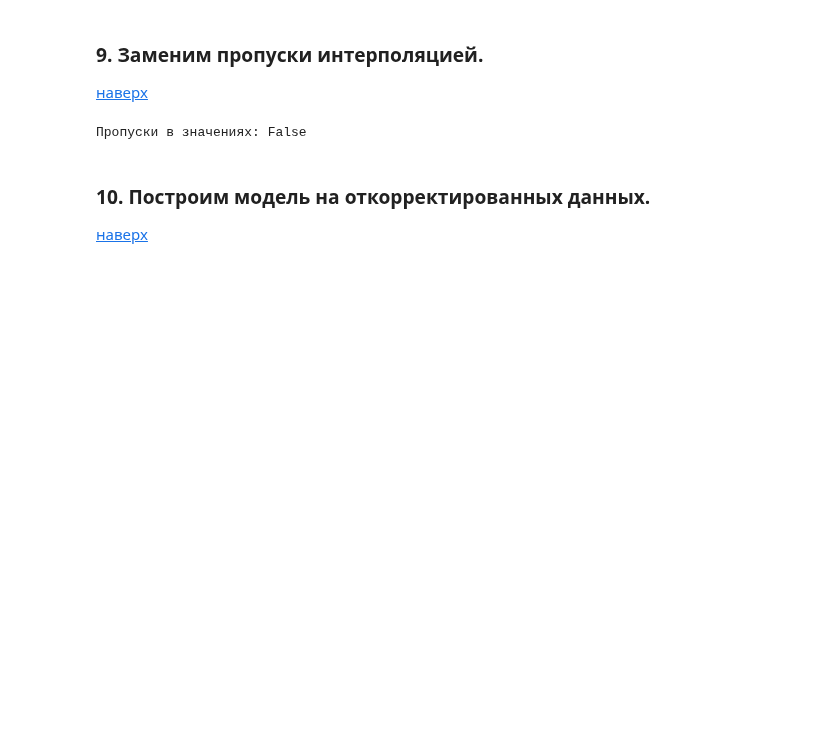
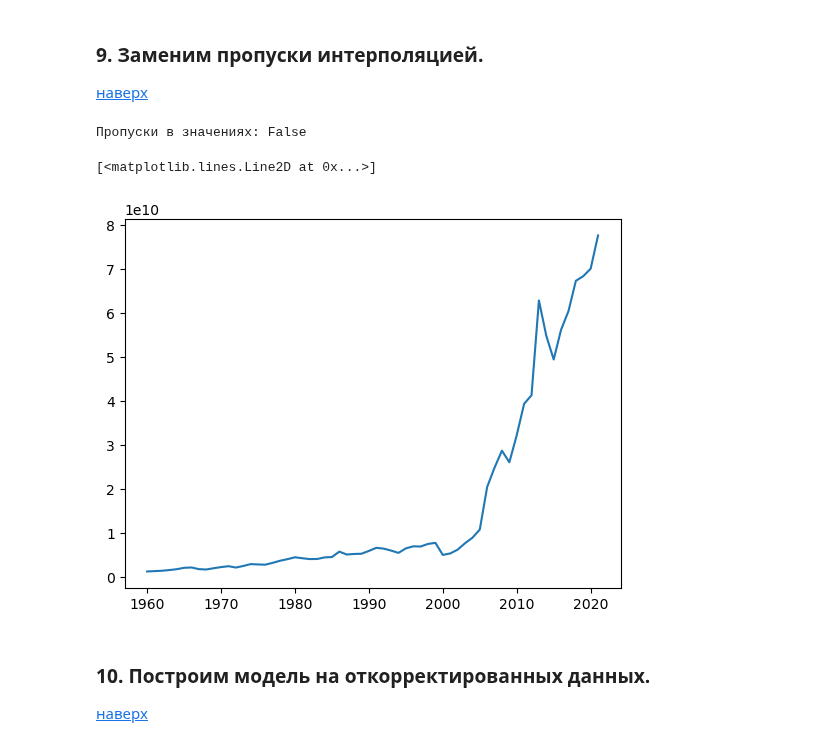
Before and after one commit to hoittoken/Python, a Jupyter notebook: Py/Math&ML/math&ml-13 timeline-2/project-ghana.ipynb, the cells around one changed output. Drawn from its saved outputs; the diff is of its cells as text; code cells hidden in the pictures; blank space fills up the shorter version.

```diff
--- a/Py/Math&ML/math&ml-13 timeline-2/project-ghana.ipynb
+++ b/Py/Math&ML/math&ml-13 timeline-2/project-ghana.ipynb
@@ -527,6 +528,9 @@ year
 
 [наверх](#0)
 # %%
+df = pd.read_csv("ghana_gdp.zip", parse_dates=["year"], index_col=["year"])
+df = df.rename(columns={'GDP (current US$)':'gdp'})
 df['gdp'] = df['gdp'].apply(lambda x: np.nan if x==0 else x)
-df.isna().sum()
+df = df.interpolate(method='linear')
+print(f'Пропуски в значениях: {df.gdp.isna().any()}')
 # %% [output]
@@ -537,10 +540,15 @@ dtype: int64
 
 [наверх](#0)
 # %%
-df = df.interpolate()
+df = df.interpolate(method='linear')
 print(f'Пропуски в значениях: {df.gdp.isna().any()}')
 # %% [output]
 Пропуски в значениях: False
+# %%
+plt.plot(df)
+# %% [output]
+[<matplotlib.lines.Line2D at 0x...>]
+[figure, added]
 # %% [markdown]
 ### 10. Построим модель на откорректированных данных. <a class="anchor" id=10></a>
 
```
Also changed, not shown: parts of 3 cells of this notebook, 12 other files.
